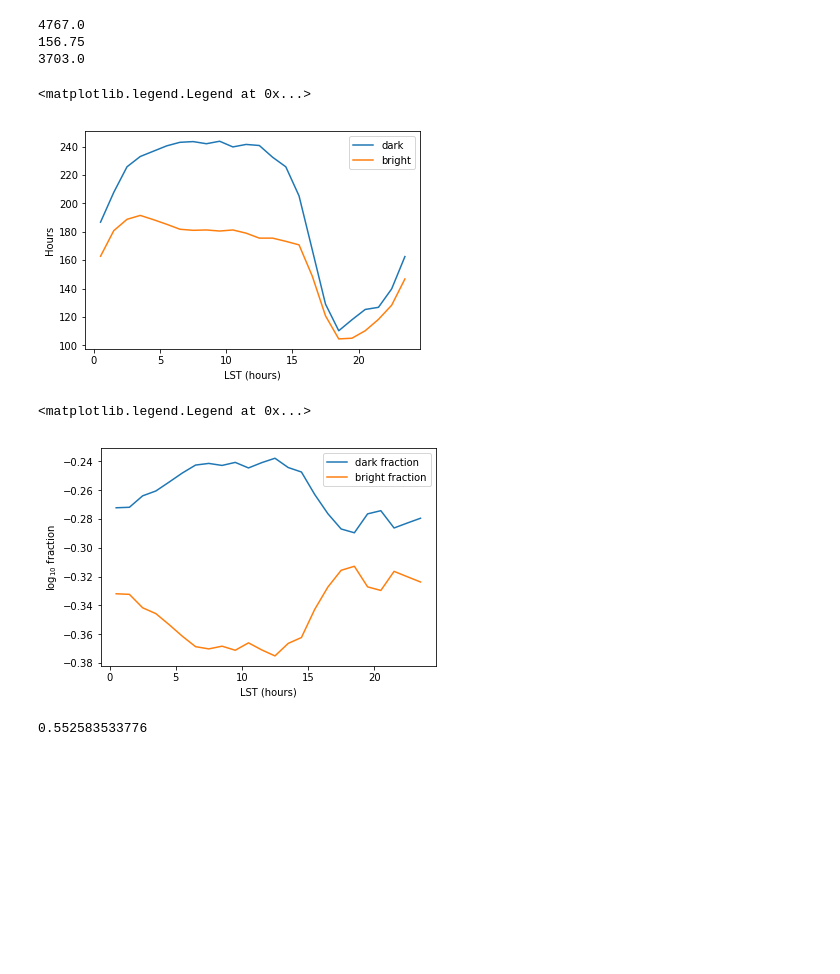
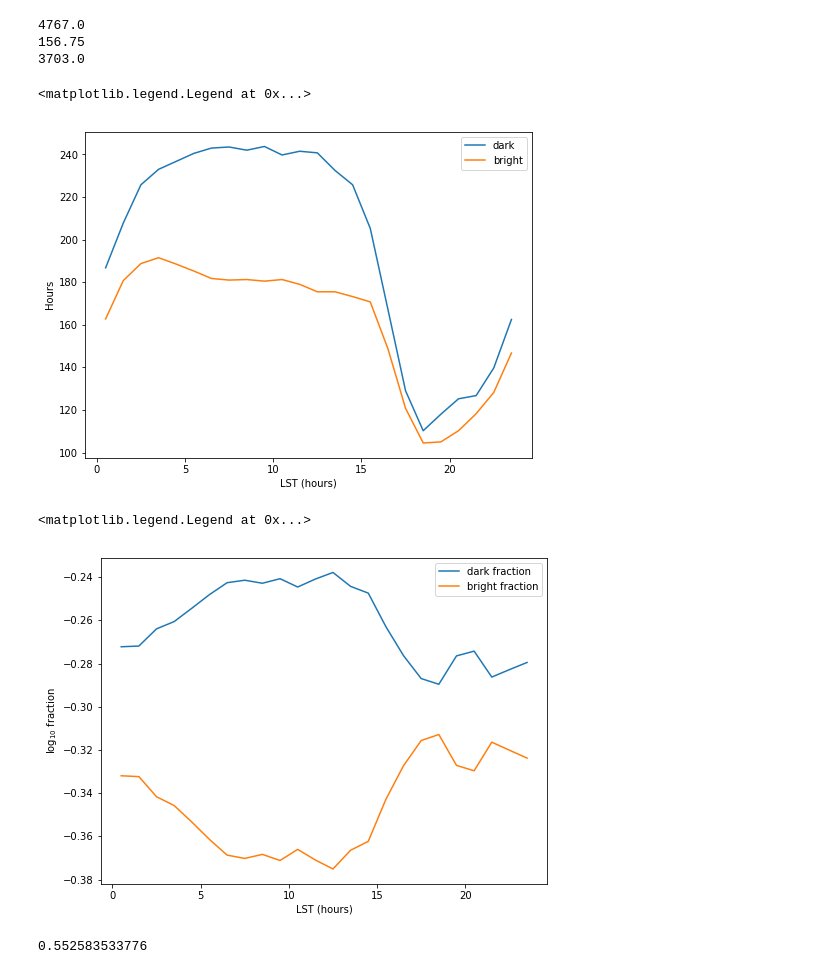
Before and after one commit to blanton144/notebooks, a Jupyter notebook: grey.ipynb, the cells around one changed output. Drawn from its saved outputs; the diff is of its cells as text; code cells hidden in the pictures; blank space fills up the shorter version.

```diff
--- a/grey.ipynb
+++ b/grey.ipynb
@@ -114,15 +123,17 @@ for (lst, moon_alt, moon_illumination) in zip(lsts, moon_alts, moon_illumination
     else:
         bright[ilst] = bright[ilst] + interval_hours
 # %%
+plt.figure(figsize=(8, 6))
 plt.plot(np.arange(24) + 0.5, dark, label='dark')
 plt.plot(np.arange(24) + 0.5, bright, label='bright')
 plt.xlabel('LST (hours)')
 plt.ylabel('Hours')
 plt.legend()
 # %% [output]
 <matplotlib.legend.Legend at 0x...>
-[figure, old version]
+[figure, new version]
 # %%
+plt.figure(figsize=(8, 6))
 all = dark + bright
 plt.plot(np.arange(24) + 0.5, np.log10(dark / all), label='dark fraction')
 plt.plot(np.arange(24) + 0.5, np.log10(bright / all), label='bright fraction')
@@ -131,7 +142,7 @@ plt.ylabel('log$_{10}$ fraction')
 plt.legend()
 # %% [output]
 <matplotlib.legend.Legend at 0x...>
-[figure, old version]
+[figure, new version]
 # %%
 print(dark.sum() / (dark.sum() + bright.sum()))
 # %% [output]
```
Also changed, not shown: parts of 13 cells of this notebook.
